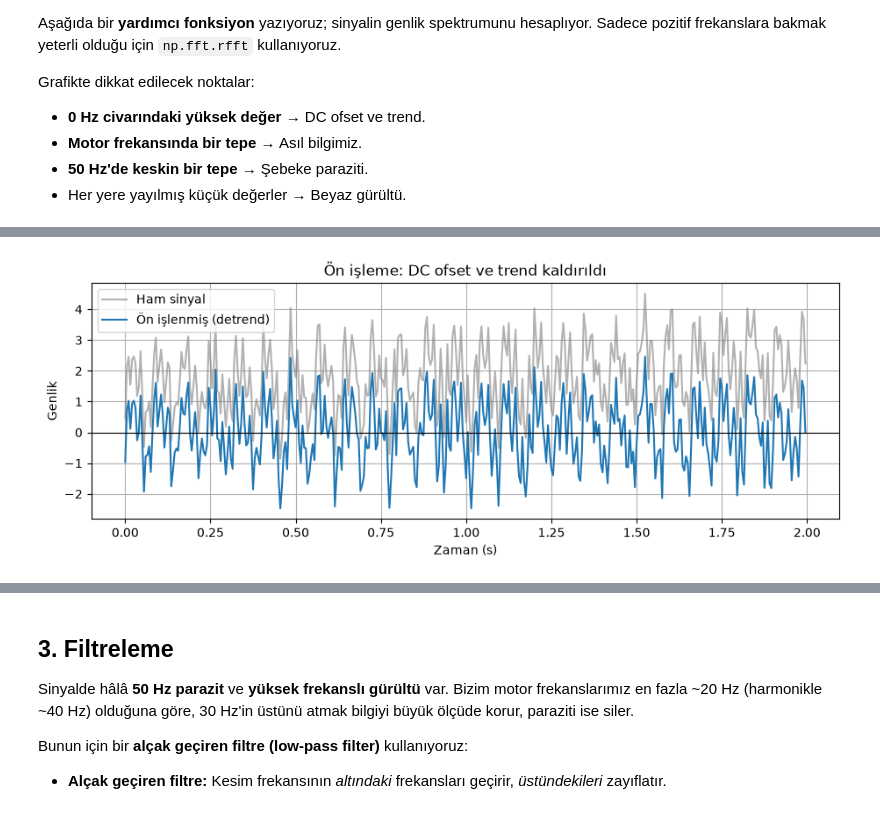
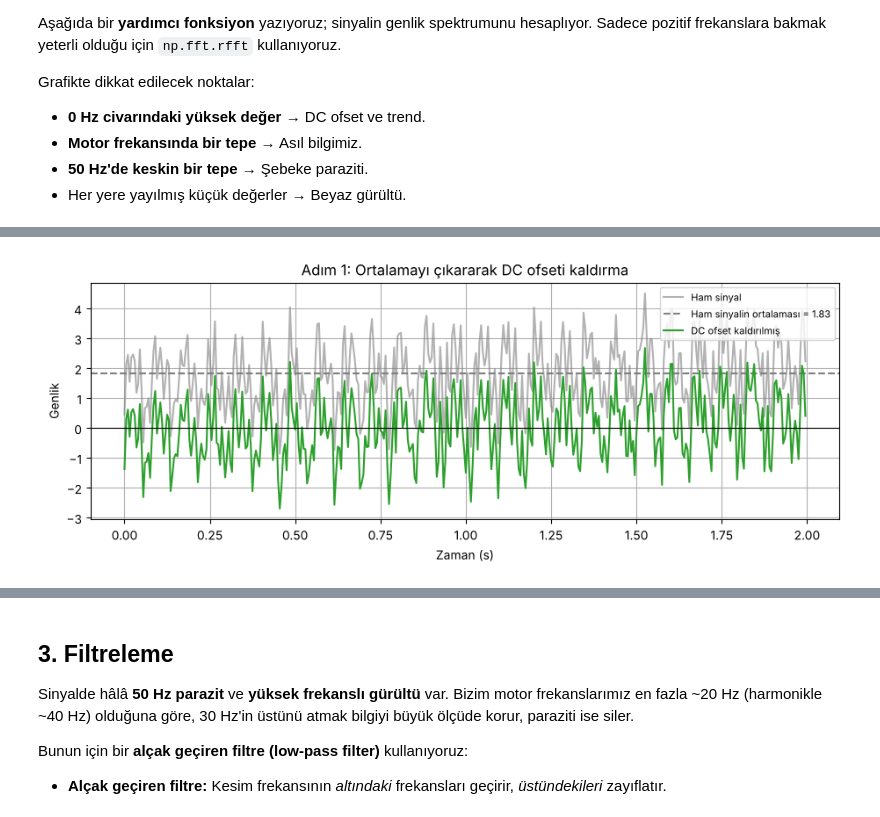
Before and after one commit to Hll-ibrahim/DigitalSignalProcessing_Application, a Jupyter notebook: DSP_Sinyal_Siniflandirma.ipynb, the cells around one changed output, grey strips where cells are left out. Cells and saved outputs as stored; diff of their text form; code cells hidden in the pictures.

```diff
--- a/DSP_Sinyal_Siniflandirma.ipynb
+++ b/DSP_Sinyal_Siniflandirma.ipynb
@@ -174,20 +187,21 @@ plt.show()
 # %%
-def on_isleme(x):
-    # DC ofset ve doğrusal trendi kaldırır.
-    return signal.detrend(x, type="linear")
+# Ham sinyalin ortalamasını hesapla (DC ofsetin tahmini)
+ortalama = np.mean(ornek_sinyal)
 
-on_islenmis = on_isleme(ornek_sinyal)
+# Ortalamayı her değerden çıkar
+dc_kaldirilmis = ornek_sinyal - ortalama
 
 plt.plot(t, ornek_sinyal, color="tab:gray", alpha=0.6, label="Ham sinyal")
-plt.plot(t, on_islenmis, color="tab:blue", label="Ön işlenmiş (detrend)")
+plt.axhline(ortalama, color="tab:gray", linestyle="--", label=f"Ham sinyalin ortalaması = {ortalama:.2f}")
+plt.plot(t, dc_kaldirilmis, color="tab:green", label="DC ofset kaldırılmış")
 plt.axhline(0, color="black", linewidth=0.8)
-plt.title("Ön işleme: DC ofset ve trend kaldırıldı")
+plt.title("Adım 1: Ortalamayı çıkararak DC ofseti kaldırma")
 plt.xlabel("Zaman (s)")
 plt.ylabel("Genlik")
-plt.legend()
+plt.legend(loc="upper right", fontsize=8)
 plt.show()
 
-print(f"Ham sinyalin ortalaması        : {ornek_sinyal.mean():.3f}")
-print(f"Ön işlenmiş sinyalin ortalaması: {on_islenmis.mean():.3f}  (sıfıra çok yakın)")
+print(f"Ham sinyalin ortalaması          : {ornek_sinyal.mean():.3f}")
+print(f"DC kaldırılmış sinyalin ortalaması: {dc_kaldirilmis.mean():.3f}")
 # %% [output]
-[figure, old version]
+[figure, new version]
```
Also changed, not shown: parts of 31 cells of this notebook.
